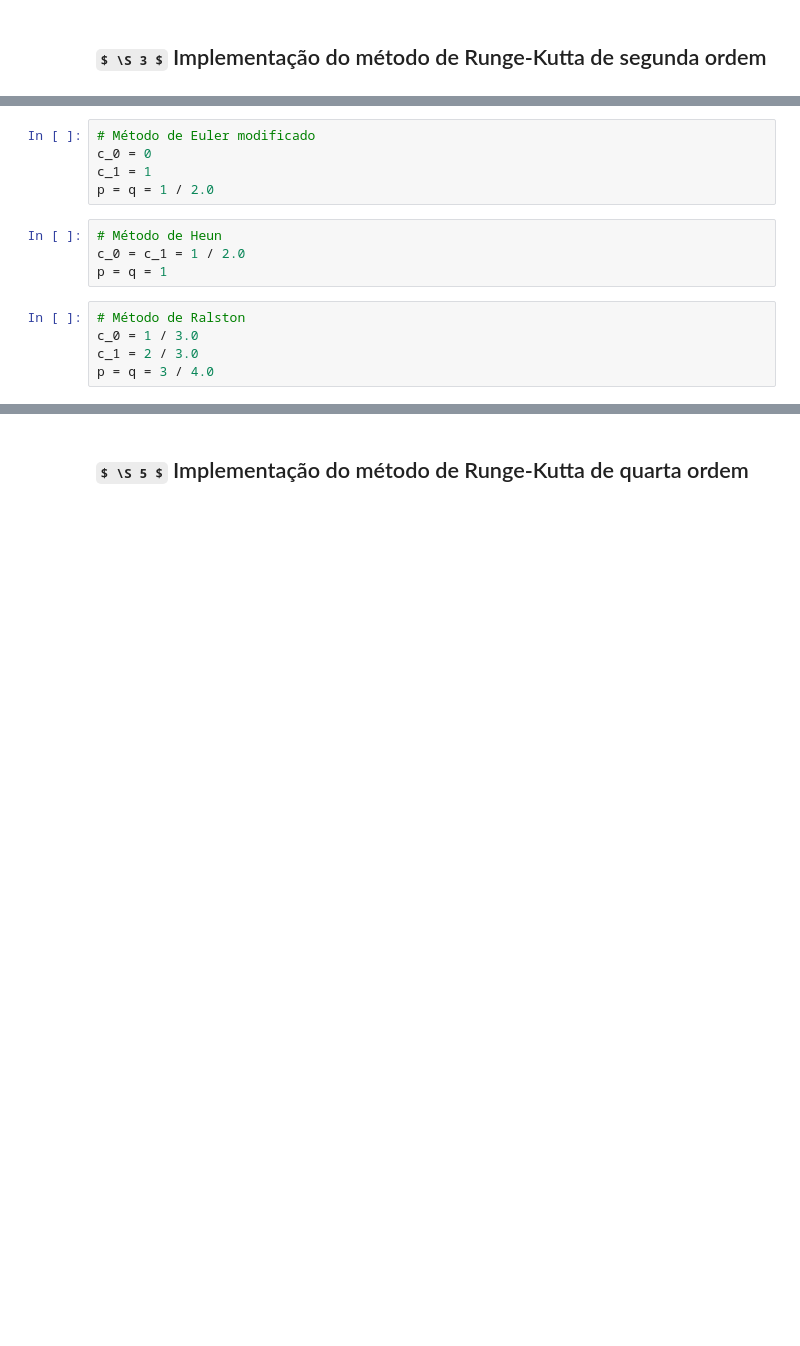
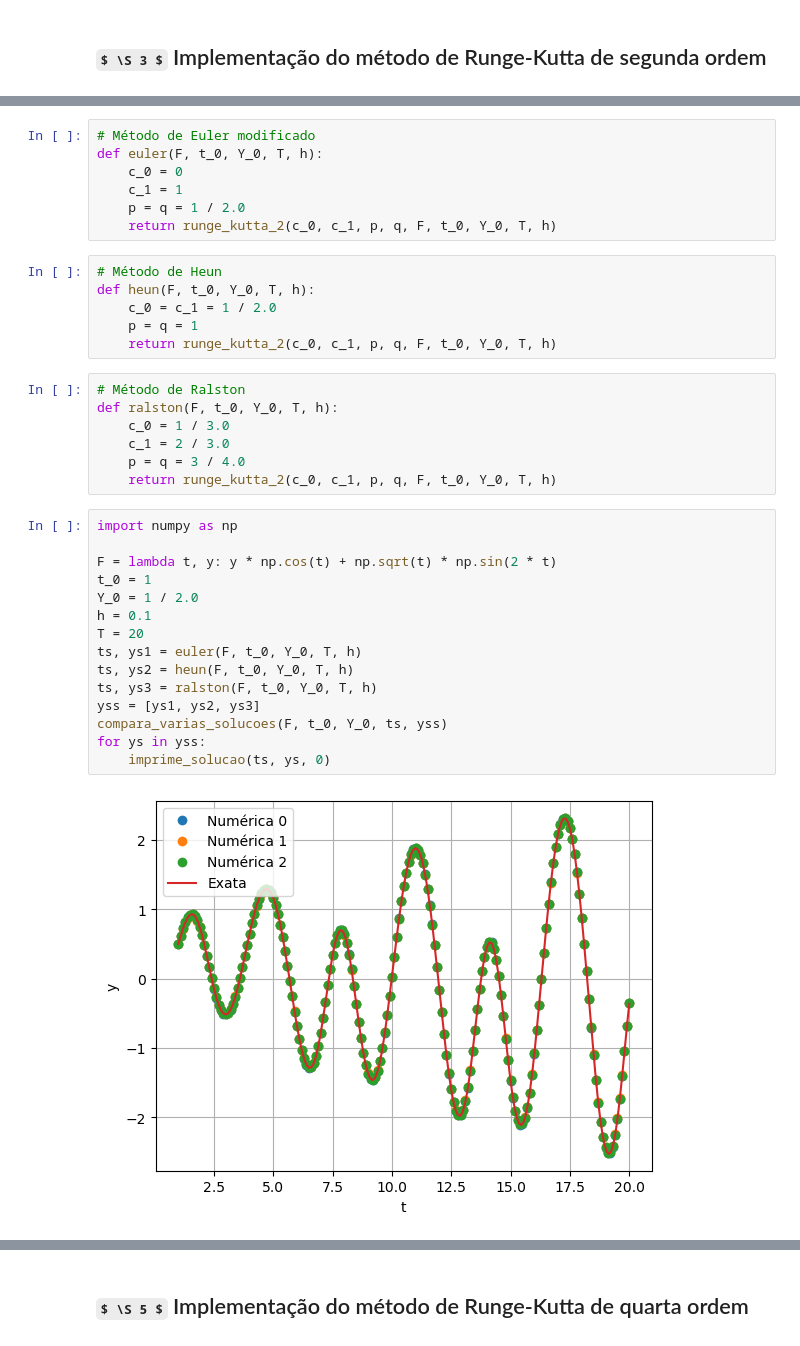
Before and after one commit to pzuehlke/Numerical-Methods, a Jupyter notebook: 7-problemas_de_valor_inicial/7-4_metodos_de_Runge-Kutta.ipynb, the cells around one changed output, grey strips where cells are left out. Cells and saved outputs as stored; diff of their text form; some formulas as TeX source; blank space fills up the shorter version.

```diff
--- a/7-problemas_de_valor_inicial/7-4_metodos_de_Runge-Kutta.ipynb
+++ b/7-problemas_de_valor_inicial/7-4_metodos_de_Runge-Kutta.ipynb
@@ -149,14 +144,37 @@ $$
 # %%
 # Método de Euler modificado
-c_0 = 0
-c_1 = 1
-p = q = 1 / 2.0
+def euler(F, t_0, Y_0, T, h):
+    c_0 = 0
+    c_1 = 1
+    p = q = 1 / 2.0
+    return runge_kutta_2(c_0, c_1, p, q, F, t_0, Y_0, T, h)
 # %%
 # Método de Heun
-c_0 = c_1 = 1 / 2.0
-p = q = 1
+def heun(F, t_0, Y_0, T, h):
+    c_0 = c_1 = 1 / 2.0
+    p = q = 1
+    return runge_kutta_2(c_0, c_1, p, q, F, t_0, Y_0, T, h)
 # %%
 # Método de Ralston
-c_0 = 1 / 3.0
-c_1 = 2 / 3.0
-p = q = 3 / 4.0
+def ralston(F, t_0, Y_0, T, h):
+    c_0 = 1 / 3.0
+    c_1 = 2 / 3.0
+    p = q = 3 / 4.0
+    return runge_kutta_2(c_0, c_1, p, q, F, t_0, Y_0, T, h)
+# %%
+import numpy as np
+
+F = lambda t, y: y * np.cos(t) + np.sqrt(t) * np.sin(2 * t)
+t_0 = 1
+Y_0 = 1 / 2.0
+h = 0.1
+T = 20
+ts, ys1 = euler(F, t_0, Y_0, T, h)
+ts, ys2 = heun(F, t_0, Y_0, T, h)
+ts, ys3 = ralston(F, t_0, Y_0, T, h)
+yss = [ys1, ys2, ys3]
+compara_varias_solucoes(F, t_0, Y_0, ts, yss)
+for ys in yss:
+    imprime_solucao(ts, ys, 0)
+# %% [output]
+[figure, added]
```
Also changed, not shown: parts of 14 cells of this notebook, 6 other files.
